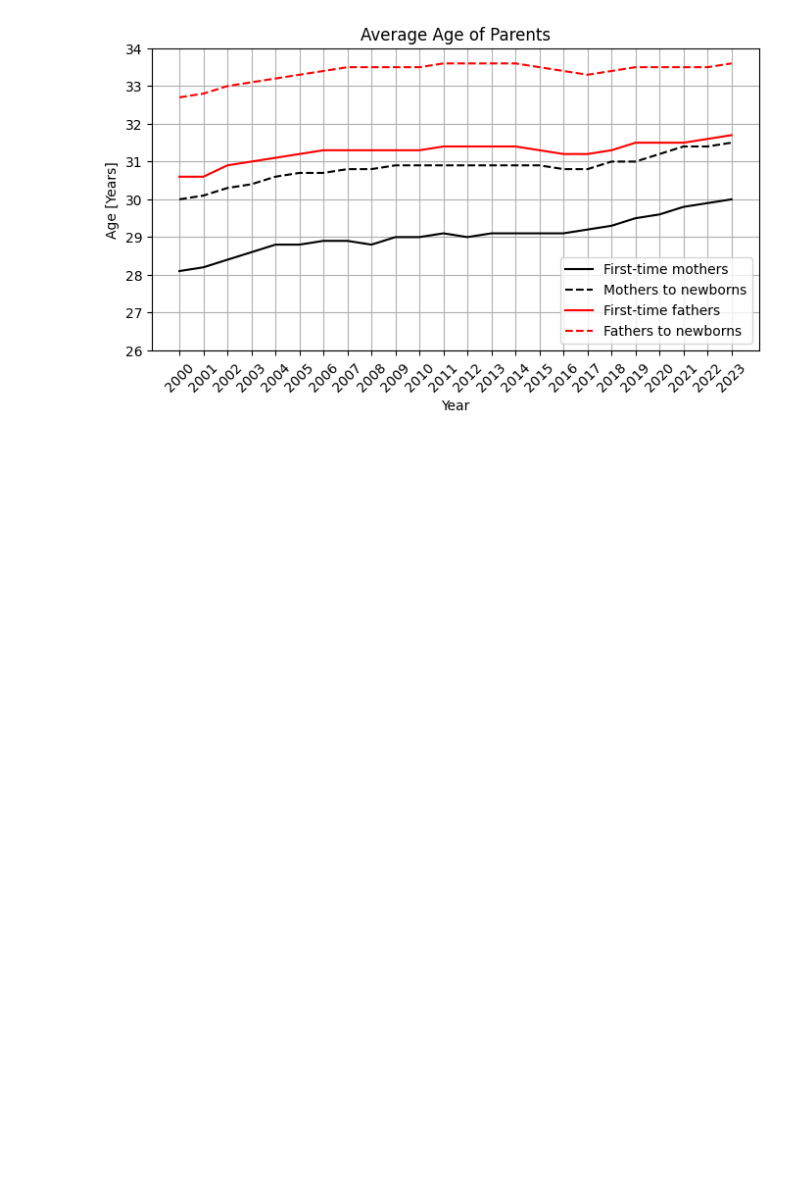
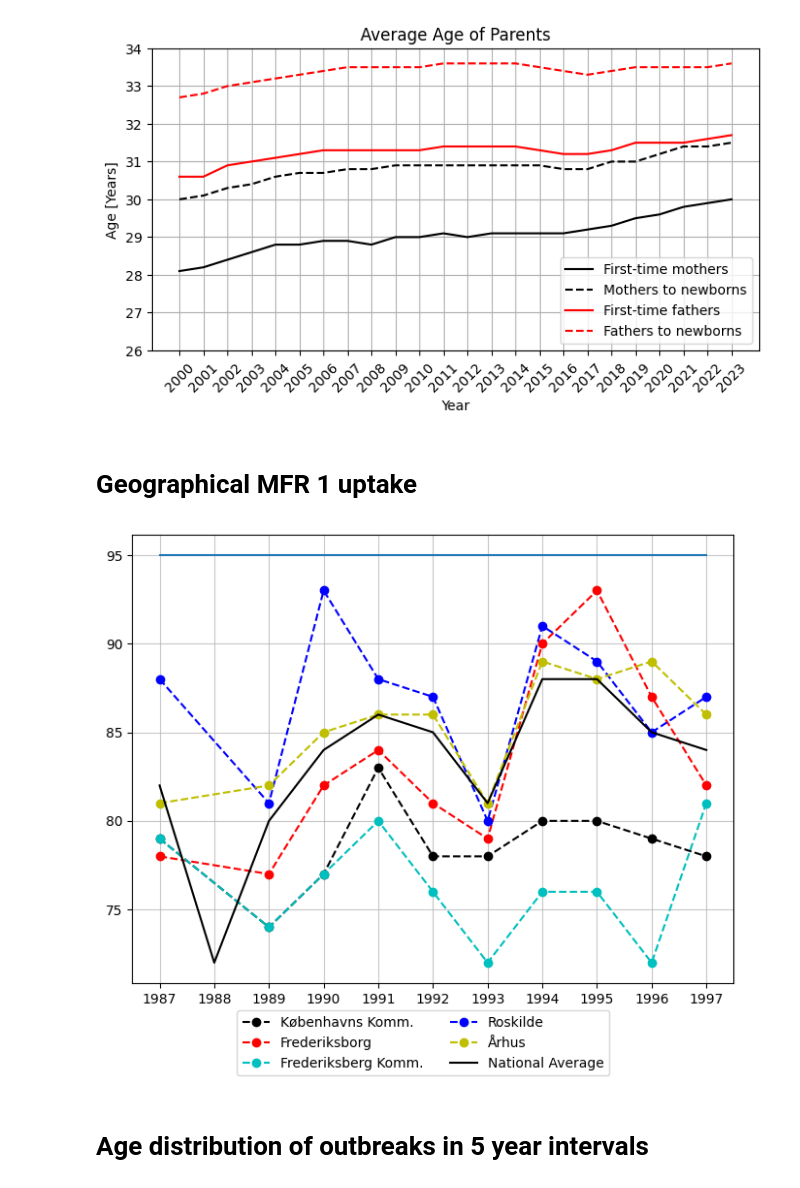
Before and after one commit to AlfredBendtzonHansen/measles-network-DK, a Jupyter notebook: vax_plots.ipynb, the cells around one changed output. Drawn from its saved outputs; the diff is of its cells as text; code cells hidden in the pictures; blank space fills up the shorter version.

Commit message:
New data structure and plot

```diff
--- a/vax_plots.ipynb
+++ b/vax_plots.ipynb
@@ -1,12 +7,6 @@
 # %%
-import pandas as pd
-import matplotlib.pyplot as plt
-import numpy as np
-from scipy.optimize import fsolve
-
-
 # Read the Excel file into a pandas DataFrame
-df = pd.read_csv('MMR1_cov_dk_2022.csv', sep=";", thousands='.')
+df = pd.read_csv('Data/MMR1_cov_dk_2022.csv', sep=";", thousands='.')
 
 # Convert vaccination coverage to a decimal
 df['VACCINATIONRATE'] = df['VACCINATIONRATE'] / 100
@@ -106,7 +106,7 @@ plt.plot(np.linspace(0,100),[natural_immunity(i,lambda_root) for i in np.linspac
 plt.show()
 
 #We load the vaccination rates for the children of age 12 before 1999
-mfr2 = pd.read_csv('MFR2_pre99.csv', sep=";", thousands='.')
+mfr2 = pd.read_csv('Data/MFR2_pre99.csv', sep=";", thousands='.')
 
 #Change "vaccination coverage" for age groups before 1987 according to above equation
 for i in range(len(df_before)):
@@ -182,3 +182,26 @@ plt.legend()
 plt.savefig("Plots/age_of_parents.pdf", dpi = 400)
 # %% [output]
 [figure]
+# %% [markdown]
+# Geographical MFR 1 uptake
+# %%
+#Load data
+geo_coverage = pd.read_csv('Data/Geo_covrage.csv', sep=";")
+# %%
+geo_new = geo_coverage.drop(1)
+# %%
+fig = plt.figure(figsize=(8,6))
+plt.plot(geo_new['Year'],geo_new['Koebenhavns Komm.'],'ko--', label = "Københavns Komm.")
+plt.plot(geo_new['Year'],geo_new['Frederiksborg'],'ro--', label = "Frederiksborg")
+plt.plot(geo_new['Year'],geo_new['Frederiksberg komm.'],'co--', label = "Frederiksberg Komm.")
+plt.plot(geo_new['Year'],geo_new['Roskilde'],'bo--', label = "Roskilde")
+plt.plot(geo_new['Year'],geo_new['Aarhus'],'yo--', label = "Århus")
+plt.plot(geo_new['Year'], [95 for _ in range(len(geo_new['Year']))])
+plt.plot(geo_coverage['Year'],np.flipud(100*df_above['VACCINATIONRATE'][-len(geo_new['Year'])-1:]), "k-",label = "National Average")
+plt.legend()
+plt.xticks(geo_coverage['Year'],[str(i) for i in geo_coverage['Year']])
+plt.legend(bbox_to_anchor=(.5, -0.06), loc="lower center",
+                bbox_transform=fig.transFigure, ncol=2)
+plt.grid(alpha = .7)
+# %% [output]
+[figure, added]
@@ -184,0 +210,2 @@ plt.savefig("Plots/age_of_parents.pdf", dpi = 400)
+# %% [markdown]
+# Age distribution of outbreaks in 5 year intervals
```
Also changed, not shown: parts of 6 cells of this notebook, 14 other files.
